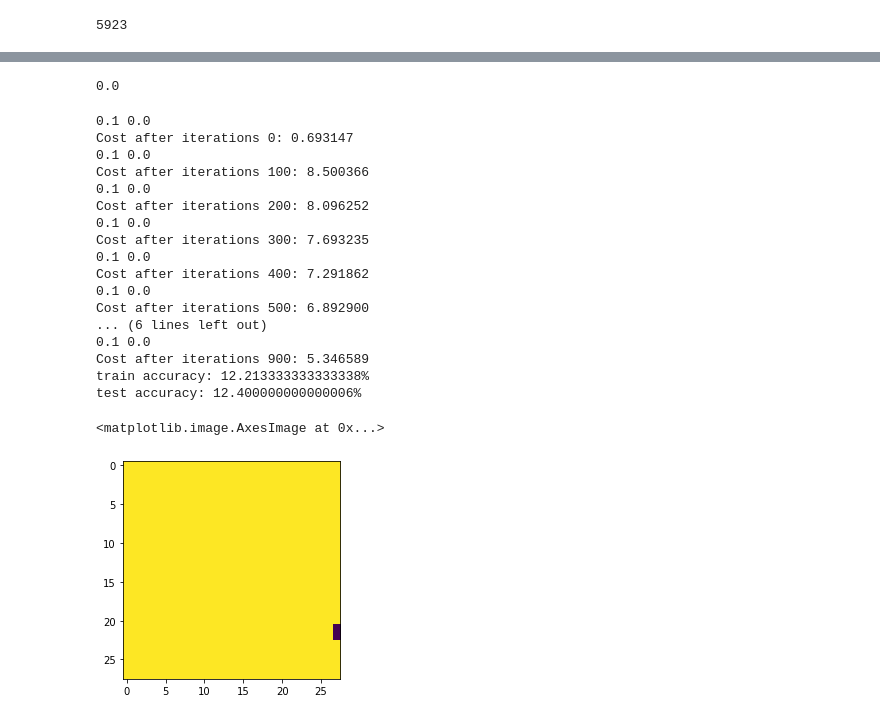
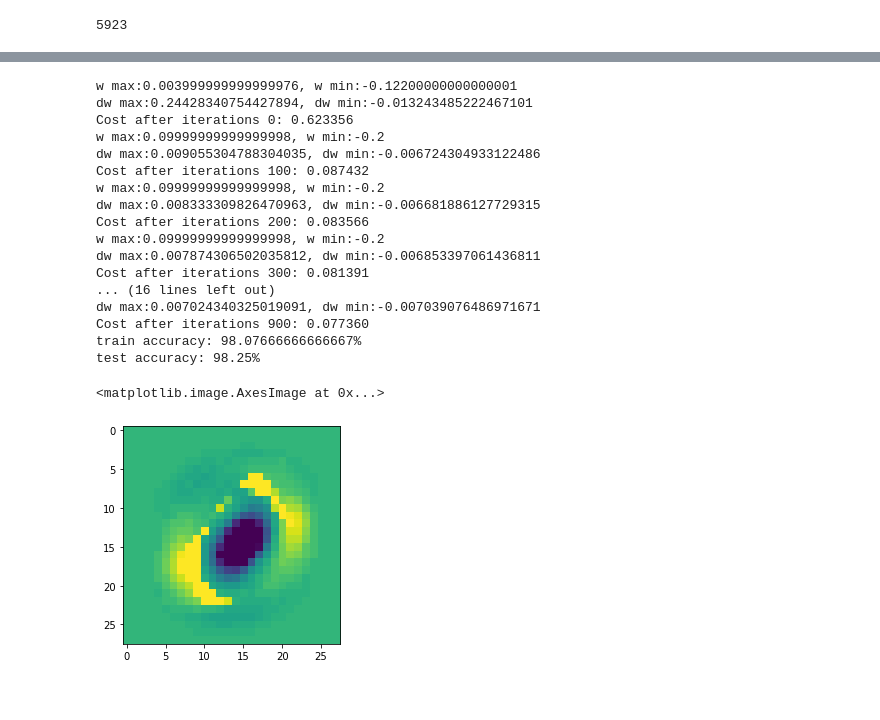
Before and after one commit to ShinATK/JupyterNotebook, a Jupyter notebook: myDeepLearning/COURSE1 Neural Networks and Deep Learning/Week 2/NumberRecognition/数字识别-二值回归.ipynb, the cells around one changed output, grey strips where cells are left out. Cells and saved outputs as stored; diff of their text form; code cells hidden in the pictures.

```diff
--- a/myDeepLearning/COURSE1 Neural Networks and Deep Learning/Week 2/NumberRecognition/数字识别-二值回归.ipynb
+++ b/myDeepLearning/COURSE1 Neural Networks and Deep Learning/Week 2/NumberRecognition/数字识别-二值回归.ipynb
@@ -106,7 +103,7 @@ test lab shape: (1, 10000)
 # %%
 parameters = {
-    'a+': 1e-2, 'b+': 3,
-    'a-': 1e-2, 'b-': 3,
+    'a+': 1e-2, 'b+': 0,
+    'a-': 1e-2, 'b-': 0,
     'wmax': 1, 'wmin': 0
 }
 weight_plus_list = [parameters['wmin']]
@@ -133,10 +130,14 @@ def equation():
         else:
             continue
 
-    wpl = [0.1*(each - weight_plus_list[0]) / (weight_plus_list[-1]-weight_plus_list[0]) for each in weight_plus_list]
-    wml = [0.1*(each - weight_minus_list[-1]) / (weight_minus_list[0]-weight_minus_list[-1]) for each in weight_minus_list]
+    wpl = [0.3*(each - weight_plus_list[0]) / (weight_plus_list[-1]-weight_plus_list[0])-0.2 for each in weight_plus_list]
+    wml = [0.3*(each - weight_minus_list[-1]) / (weight_minus_list[0]-weight_minus_list[-1])-0.2 for each in weight_minus_list]
 
     return np.array(wpl), np.array(wml)
 GP, GD = equation()
-GD
+print(GP)
+# print(GD)
+plt.plot(GP)
+plt.plot(GD)
+plt.show()
 # %% [output]
@@ -154,29 +151,25 @@ array([0.1       , 0.09674565, 0.09358748, 0.09051993, 0.08753791,
 # %%
 def findGP_num(data, find_array=GP):
-    data_array = np.array([data] * len(find_array))
-    diff = abs(data_array - find_array)
+    diff = abs(data - find_array)
     index = np.where(diff == np.min(diff))[0][0]
     # print(index)
     return find_array[index]
 
 def findGD_num(data, find_array=GD):
-    data_array = np.array([data] * len(find_array))
-    diff = abs(data_array - find_array)
+    diff = abs(data - find_array)
     index = np.where(diff == np.min(diff))[0][0]
     return find_array[index]
 
 def each_change(matrix_old, gradw):
-    matrix_new = np.zeros(matrix_old.shape)
+    matrix_new = matrix_old.copy()
     for i in range(matrix_old.shape[0]):
         if gradw[i] < 0:
             matrix_new[i] = findGP_num(matrix_old[i])
         else:
             matrix_new[i] = findGD_num(matrix_old[i])
     return matrix_new
-a = -0.014
-findGD_num(a)
+# tmp = np.zeros((10, 1))
+# each_change(tmp, [0]*len(tmp))
-# %% [output]
-0.0
 # %%
 # 激活函数
 def sigmoid(z):
@@ -193,6 +186,8 @@ def initialize_with_zeros(dim):
 
     assert(w.shape == (dim, 1))
     assert(isinstance(b, float) or isinstance(b, int))
+
+    w = each_change(w, [-1]*dim)
 
     return w, b
 
@@ -233,13 +228,14 @@ def optimize(w, b, X, Y, num_iterations, learning_rate, print_cost=False):
         w = w - learning_rate * dw
         b = b - learning_rate * db
 
-
-        w[np.where(w<0)] = 0
-        w = each_change(w, dw)
+        #######
+        w = each_change(w, [0]*len(w))
+        #######
 
         if i%100 == 0:
             costs.append(cost)
-            print(np.max(w), np.min(w))
+            print(f"w max:{np.max(w)}, w min:{np.min(w)}")
+            print(f"dw max:{np.max(dw)}, dw min:{np.min(dw)}")
 #         if i == num_iterations/2 or i == num_iterations-1:
 #             w_tmp = w.copy()
 #             plt.imshow(w_tmp.reshape((28,28)))
@@ -300,27 +296,27 @@ def model(X_train, Y_train, X_test, Y_test, num_iterations=2000, learning_rate=0
 
     return d
 # %%
-d = model(train_X, train_Y, test_X, test_Y, num_iterations=1000, learning_rate=0.005, print_cost=True)
+d = model(train_X, train_Y, test_X, test_Y, num_iterations=1000, learning_rate=0.5, print_cost=True)
 w = d["w"].copy()
 # w[np.where(w<=0)] = 0
 plt.imshow(w.reshape((28,28)))
 # %% [output]
-0.1 0.0
-Cost after iterations 0: 0.693147
-0.1 0.0
-Cost after iterations 100: 8.500366
-0.1 0.0
-Cost after iterations 200: 8.096252
-0.1 0.0
-Cost after iterations 300: 7.693235
-0.1 0.0
-Cost after iterations 400: 7.291862
-0.1 0.0
-Cost after iterations 500: 6.892900
-... (6 lines left out)
-0.1 0.0
-Cost after iterations 900: 5.346589
-train accuracy: 12.213333333333338%
-test accuracy: 12.400000000000006%
+w max:0.003999999999999976, w min:-0.12200000000000001
+dw max:0.24428340754427894, dw min:-0.013243485222467101
+Cost after iterations 0: 0.623356
+w max:0.09999999999999998, w min:-0.2
+dw max:0.009055304788304035, dw min:-0.006724304933122486
+Cost after iterations 100: 0.087432
+w max:0.09999999999999998, w min:-0.2
+dw max:0.008333309826470963, dw min:-0.006681886127729315
+Cost after iterations 200: 0.083566
+w max:0.09999999999999998, w min:-0.2
+dw max:0.007874306502035812, dw min:-0.006853397061436811
+Cost after iterations 300: 0.081391
+... (16 lines left out)
+dw max:0.007024340325019091, dw min:-0.007039076486971671
+Cost after iterations 900: 0.077360
+train accuracy: 98.07666666666667%
+test accuracy: 98.25%
 <matplotlib.image.AxesImage at 0x...>
-[figure, old version]
+[figure, new version]
```
Also changed, not shown: parts of 3 cells of this notebook, 4 other files.
